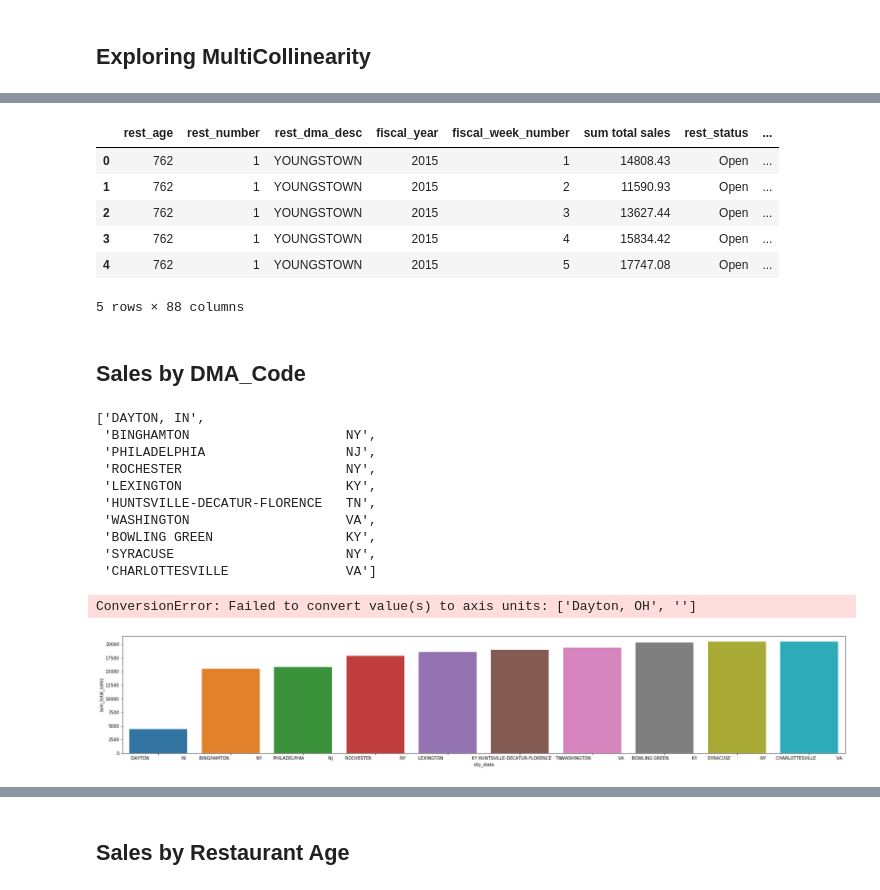
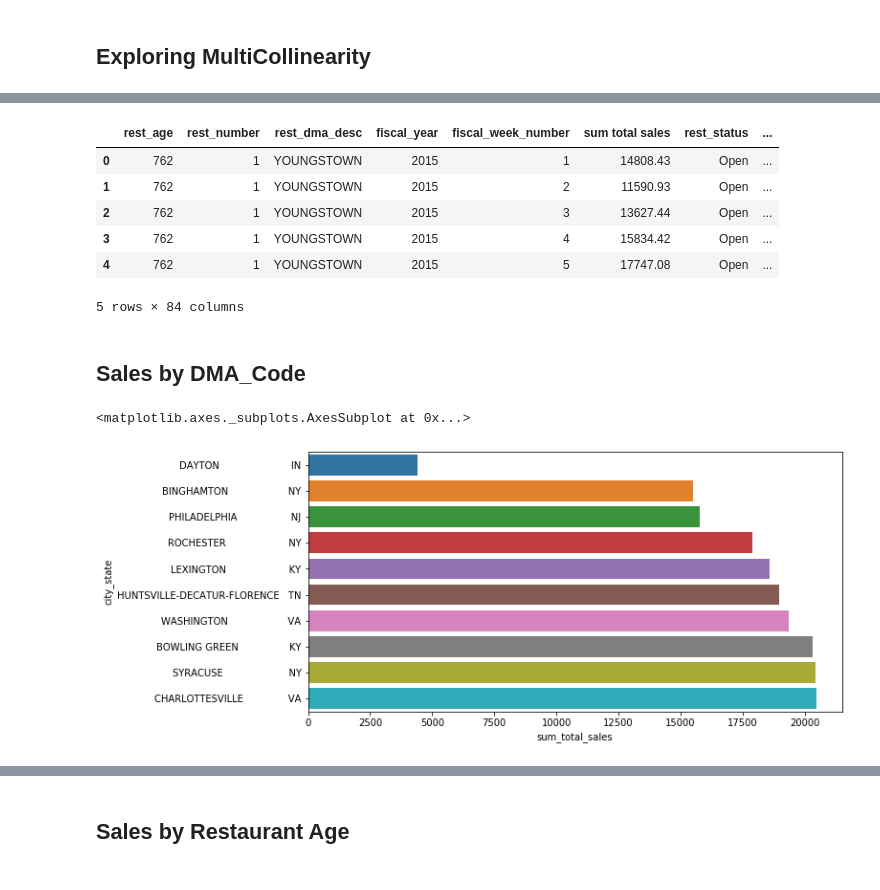
Before and after one commit to will4865/Inspire-Brands-Case-Study, a Jupyter notebook: technical-case-study.ipynb, the cells around one changed output, grey strips where cells are left out. Saved outputs shown, nothing was run; the diff lists cells and outputs as text; code cells hidden in the pictures.

```diff
--- a/technical-case-study.ipynb
+++ b/technical-case-study.ipynb
@@ -374,3 +121,6 @@ memory usage: 187.7 KB
+# %%
+competition.drop(columns = ['# of McDonalds <0.5 mi', '# of Subway <0.5 mi', '# of Wendys <0.5 mi',
+                            '# of Burger King <0.5 mi', '# of Taco Bell <0.5 mi'], inplace = True)
 # %% [markdown]
 ### Add sum_of_competitors column to easily keep track of amount of competition within store radius
 # %%
@@ -790,11 +296,6 @@ modeling_df = modeling_df[['Rest_Number',
  '# of Wendys <1 mi',
  '# of Burger King <1 mi',
  '# of Taco Bell <1 mi',
- '# of McDonalds <0.5 mi',
- '# of Subway <0.5 mi',
- '# of Wendys <0.5 mi',
- '# of Burger King <0.5 mi',
- '# of Taco Bell <0.5 mi',
  'sum_of_competitors',
  'OnAir_TY',
  'Equal_TRPS_CM_TY',
@@ -1330,7 +628,7 @@ equal_trps_cm_ty            1
 dtype: int64
 # %%
-modeling_df.drop(columns = ['# of mcdonalds <0.5 mi', '# of subway <0.5 mi', '# of wendys <0.5 mi',
-                            '# of burger king <0.5 mi','# of taco bell <0.5 mi', 'sum_of_competitors'], inplace = True)
+modeling_df.drop(columns = ['# of mcdonalds <1 mi', '# of subway <1 mi', '# of wendys <1 mi',
+                            '# of burger king <1 mi','# of taco bell <1 mi'], inplace = True)
 # %%
 make_heatmap(modeling_df, list(modeling_df.columns))
 # %% [output]
@@ -1351,6 +645,6 @@ equal_trps_cm_ty          1
 dtype: int64
 # %%
-modeling_dummied = modeling_df
+modeling_dummied = modeling_df.copy()
 modeling_dummied = pd.get_dummies(modeling_dummied, columns = ['rest_dma_code'], prefix = 'dummied', drop_first=True)
 modeling_dummied.head()
 # %% [output]
@@ -1360,7 +654,7 @@ modeling_dummied.head()
 | 2 | 762 | 1 | YOUNGSTOWN | 2015 | 3 | 13627.44 | Open | ... |
 | 3 | 762 | 1 | YOUNGSTOWN | 2015 | 4 | 15834.42 | Open | ... |
 | 4 | 762 | 1 | YOUNGSTOWN | 2015 | 5 | 17747.08 | Open | ... |
-5 rows × 88 columns
+5 rows × 84 columns
 # %% [markdown]
 ## Sales by DMA_Code
 # %%
@@ -1373,26 +666,12 @@ bottom10_dma = modeling_df.groupby(['city_state']).mean()[['rest_age','sum_total
 city_state = []
 for x in list(bottom10_dma.index):
     city_state.append(x.strip().replace('                        ',', '))
-# %%
-city_state
-# %% [output]
-['DAYTON, IN',
- 'BINGHAMTON                    NY',
- 'PHILADELPHIA                  NJ',
- 'ROCHESTER                     NY',
- 'LEXINGTON                     KY',
- 'HUNTSVILLE-DECATUR-FLORENCE   TN',
- 'WASHINGTON                    VA',
- 'BOWLING GREEN                 KY',
- 'SYRACUSE                      NY',
- 'CHARLOTTESVILLE               VA']
 # %%
-plt.figure(figsize=(30,5))
-sns.barplot(data = bottom10_dma, x = bottom10_dma.index, y=bottom10_dma['sum_total_sales'])
-plt.xticks(['Dayton, OH', ''])
+plt.figure(figsize=(10,5))
+sns.barplot(data = bottom10_dma, x = bottom10_dma['sum_total_sales'], y=bottom10_dma.index, orient = 'h')
 # %% [output]
-ConversionError: Failed to convert value(s) to axis units: ['Dayton, OH', '']
+<matplotlib.axes._subplots.AxesSubplot at 0x...>
-[figure, old version]
+[figure, new version]
 # %%
 top10_dma = modeling_df.groupby(['city_state']).mean()[['rest_age',
                                             'sum_total_sales','equal_trps_cm_ty']].sort_values('sum_total_sales', ascending = False)[:10]
```
Also changed, not shown: parts of 92 cells of this notebook.
